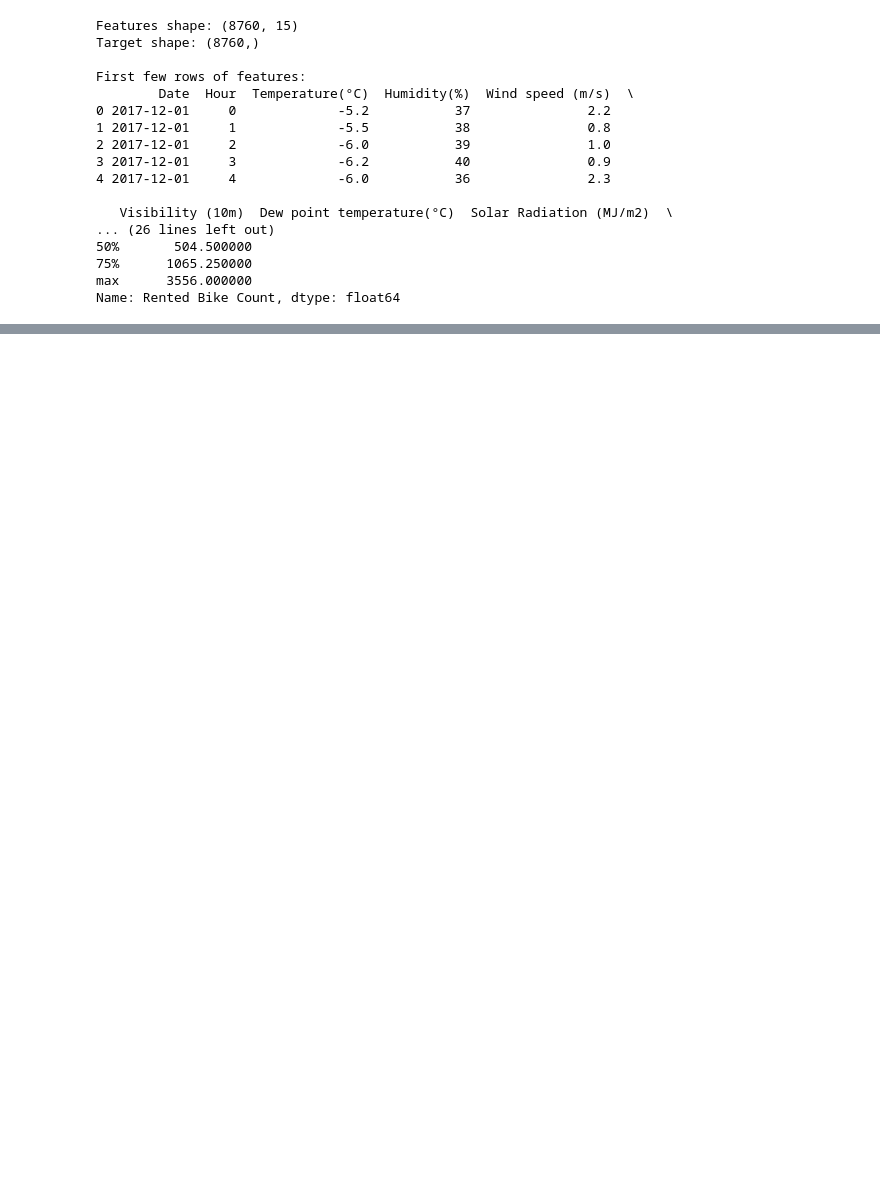
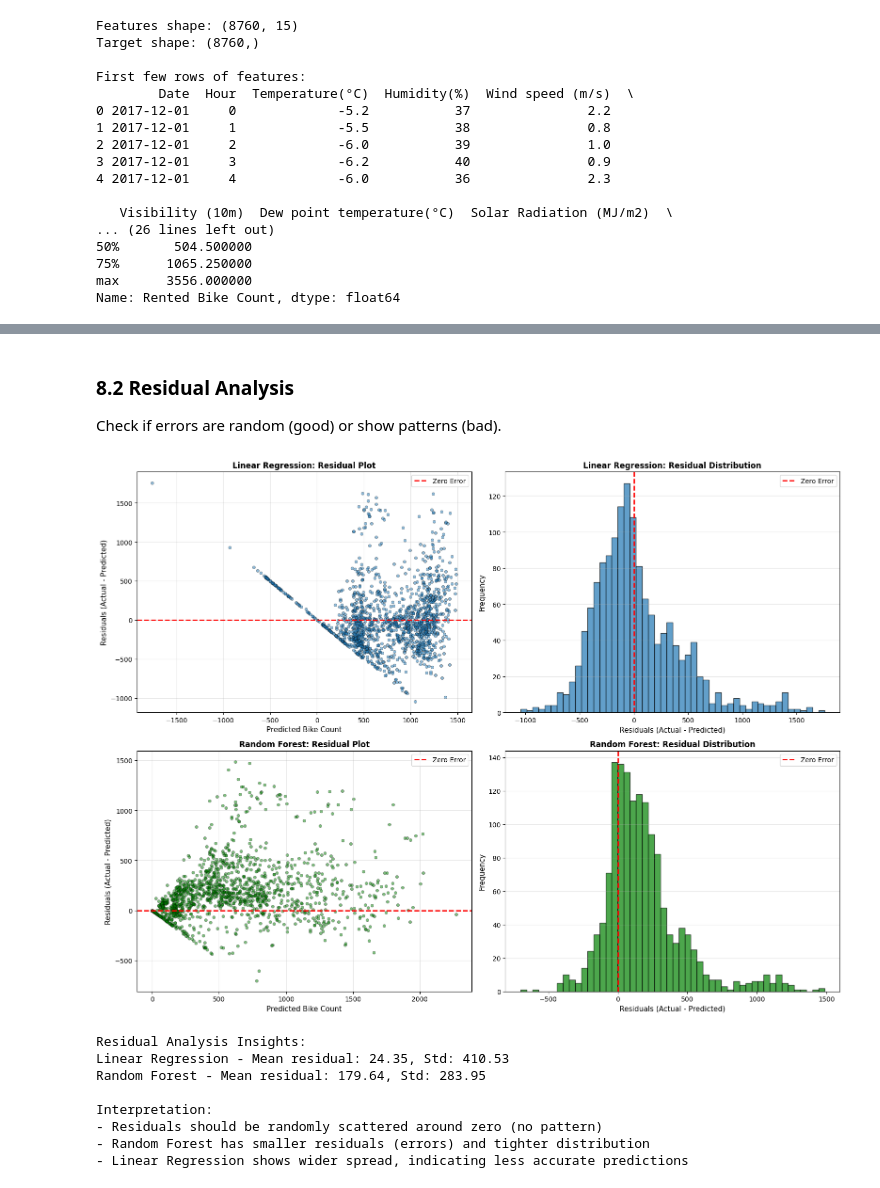
Before and after one commit to antonioi99/dds_group_16, a Jupyter notebook: Predictive Modeling.ipynb, the cells around one changed output, grey strips where cells are left out. Drawn from its saved outputs; the diff is of its cells as text; code cells hidden in the pictures; blank space fills up the shorter version.

```diff
--- a/Predictive Modeling.ipynb
+++ b/Predictive Modeling.ipynb
@@ -388,0 +701,72 @@ especially in capturing non-linear relationships in bike demand.
+# %% [markdown]
+### 8.2 Residual Analysis
+
+Check if errors are random (good) or show patterns (bad).
+# %%
+# Calculate residuals (errors) from last fold
+residuals_lr = y_test_viz - y_pred_lr
+residuals_rf = y_test_viz - y_pred_rf
+
+# Create residual plots
+fig, axes = plt.subplots(2, 2, figsize=(16, 12))
+
+# Linear Regression - Residual Plot
+ax1 = axes[0, 0]
+ax1.scatter(y_pred_lr, residuals_lr, alpha=0.5, s=20, edgecolors='k', linewidth=0.5)
+ax1.axhline(y=0, color='r', linestyle='--', lw=2, label='Zero Error')
+ax1.set_xlabel('Predicted Bike Count', fontsize=11)
+ax1.set_ylabel('Residuals (Actual - Predicted)', fontsize=11)
+ax1.set_title('Linear Regression: Residual Plot', fontsize=12, fontweight='bold')
+ax1.legend()
+ax1.grid(True, alpha=0.3)
+
+# Linear Regression - Residual Distribution
+ax2 = axes[0, 1]
+ax2.hist(residuals_lr, bins=50, edgecolor='black', alpha=0.7)
+ax2.axvline(x=0, color='r', linestyle='--', lw=2, label='Zero Error')
+ax2.set_xlabel('Residuals (Actual - Predicted)', fontsize=11)
+ax2.set_ylabel('Frequency', fontsize=11)
+ax2.set_title('Linear Regression: Residual Distribution', fontsize=12, fontweight='bold')
+ax2.legend()
+ax2.grid(True, alpha=0.3, axis='y')
+
+# Random Forest - Residual Plot
+ax3 = axes[1, 0]
+ax3.scatter(y_pred_rf, residuals_rf, alpha=0.5, s=20, edgecolors='k', linewidth=0.5, color='green')
+ax3.axhline(y=0, color='r', linestyle='--', lw=2, label='Zero Error')
+ax3.set_xlabel('Predicted Bike Count', fontsize=11)
+ax3.set_ylabel('Residuals (Actual - Predicted)', fontsize=11)
+ax3.set_title('Random Forest: Residual Plot', fontsize=12, fontweight='bold')
+ax3.legend()
+ax3.grid(True, alpha=0.3)
+
+# Random Forest - Residual Distribution
+ax4 = axes[1, 1]
+ax4.hist(residuals_rf, bins=50, edgecolor='black', alpha=0.7, color='green')
+ax4.axvline(x=0, color='r', linestyle='--', lw=2, label='Zero Error')
+ax4.set_xlabel('Residuals (Actual - Predicted)', fontsize=11)
+ax4.set_ylabel('Frequency', fontsize=11)
+ax4.set_title('Random Forest: Residual Distribution', fontsize=12, fontweight='bold')
+ax4.legend()
+ax4.grid(True, alpha=0.3, axis='y')
+
+plt.tight_layout()
+plt.show()
+
+print("Residual Analysis Insights:")
+print(f"Linear Regression - Mean residual: {residuals_lr.mean():.2f}, Std: {residuals_lr.std():.2f}")
+print(f"Random Forest - Mean residual: {residuals_rf.mean():.2f}, Std: {residuals_rf.std():.2f}")
+print("\nInterpretation:")
+print("- Residuals should be randomly scattered around zero (no pattern)")
+print("- Random Forest has smaller residuals (errors) and tighter distribution")
+print("- Linear Regression shows wider spread, indicating less accurate predictions")
+# %% [output]
+[figure, added]
+Residual Analysis Insights:
+Linear Regression - Mean residual: 24.35, Std: 410.53
+Random Forest - Mean residual: 179.64, Std: 283.95
+
+Interpretation:
+- Residuals should be randomly scattered around zero (no pattern)
+- Random Forest has smaller residuals (errors) and tighter distribution
+- Linear Regression shows wider spread, indicating less accurate predictions
```
Also changed, not shown: parts of 46 cells of this notebook.
